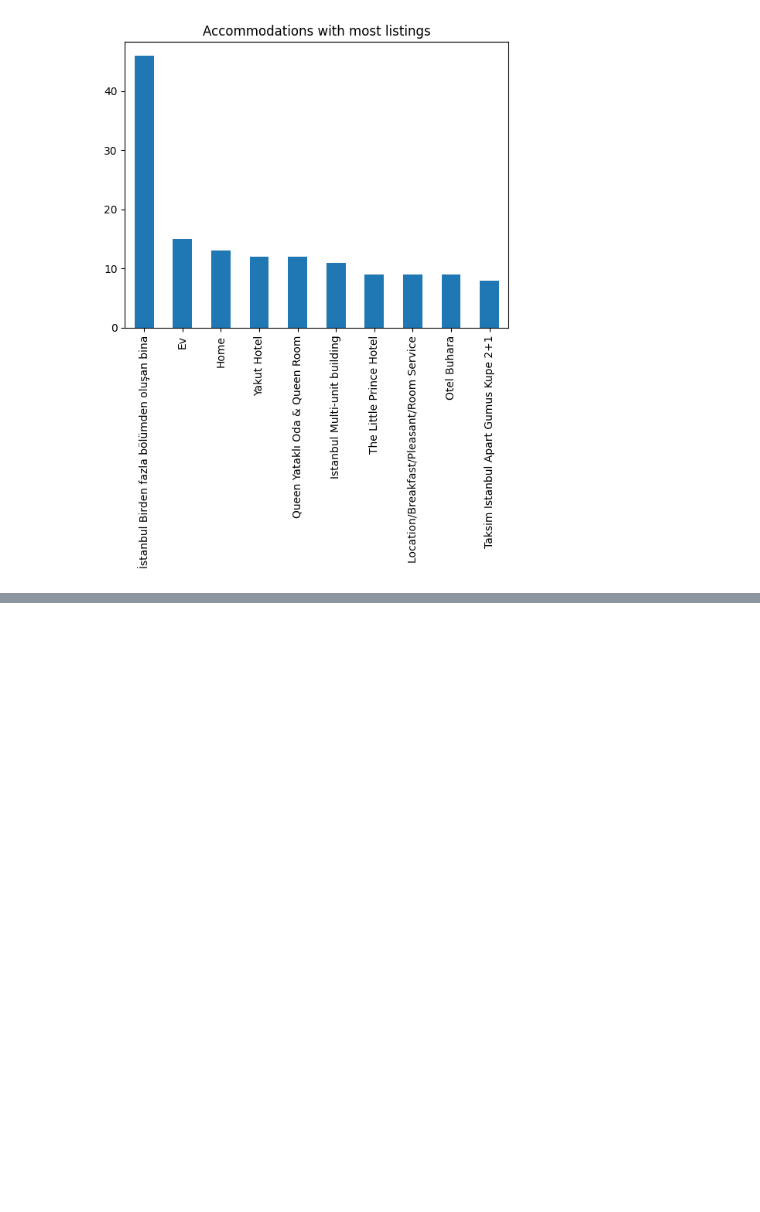
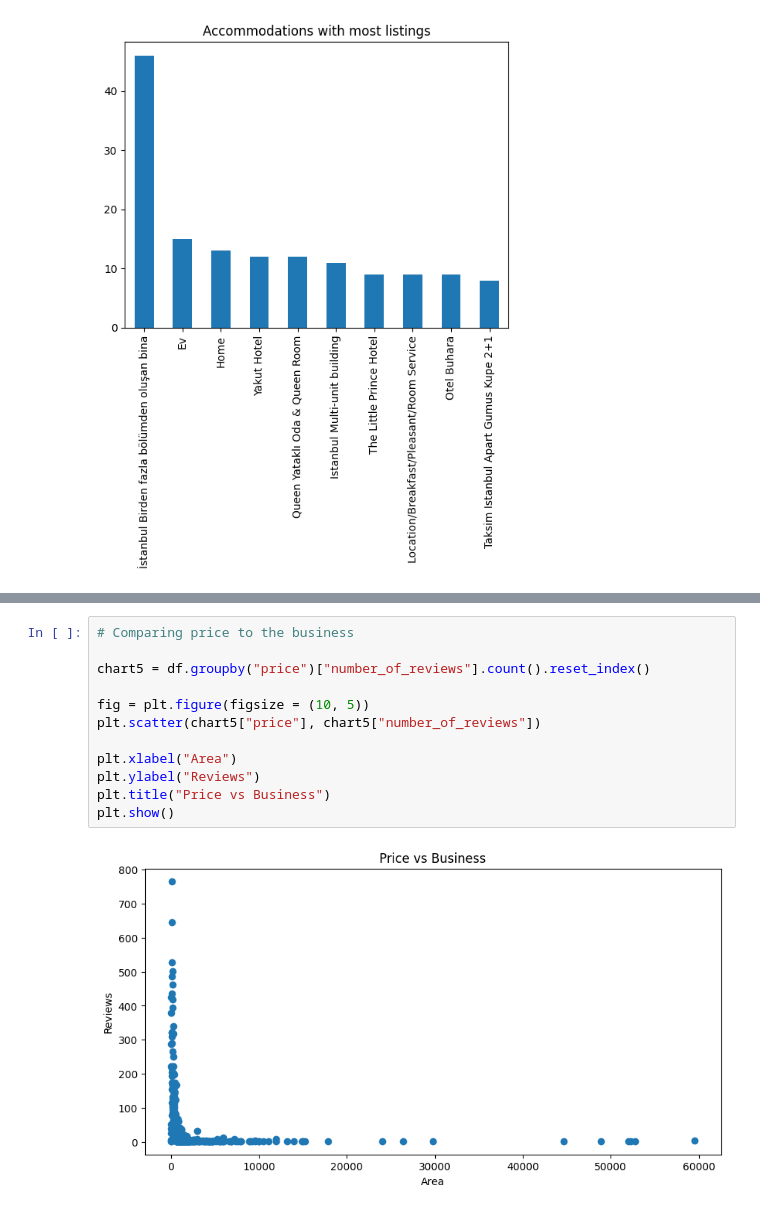
Before and after one commit to farisbegic/airbnb-istanbul-eda, a Jupyter notebook: IstanbulAirBnBEDA.ipynb, the cells around one changed output, grey strips where cells are left out. Drawn from its saved outputs; the diff is of its cells as text; blank space fills up the shorter version.

```diff
--- a/IstanbulAirBnBEDA.ipynb
+++ b/IstanbulAirBnBEDA.ipynb
@@ -190,0 +190,14 @@ KeyError: 'number_of_reviews'
+# %%
+# Comparing price to the business
+
+chart5 = df.groupby("price")["number_of_reviews"].count().reset_index()
+
+fig = plt.figure(figsize = (10, 5))
+plt.scatter(chart5["price"], chart5["number_of_reviews"])
+
+plt.xlabel("Area")
+plt.ylabel("Reviews")
+plt.title("Price vs Business")
+plt.show()
+# %% [output]
+[figure, added]
```
Also changed, not shown: parts of 7 cells of this notebook.
